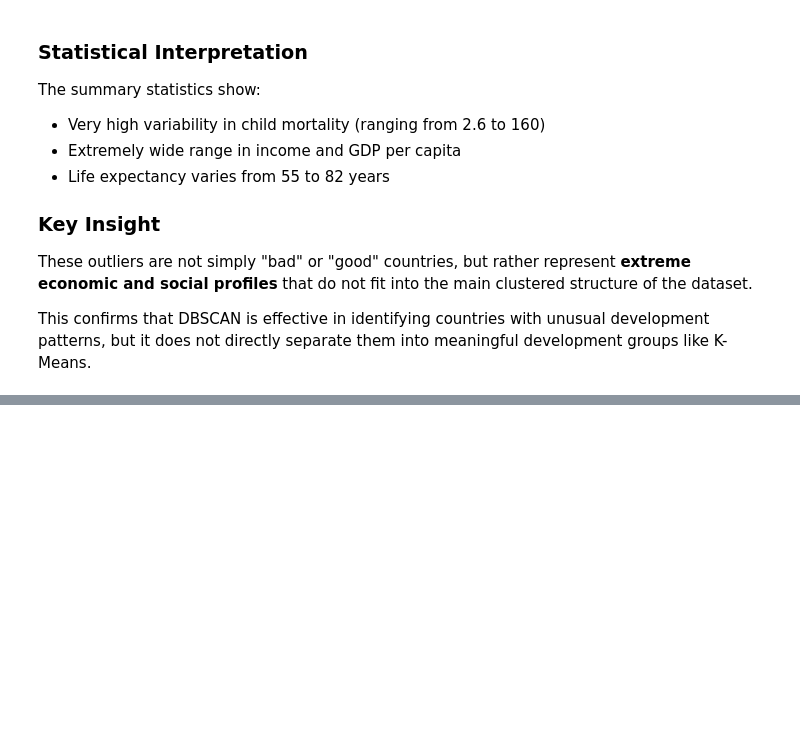
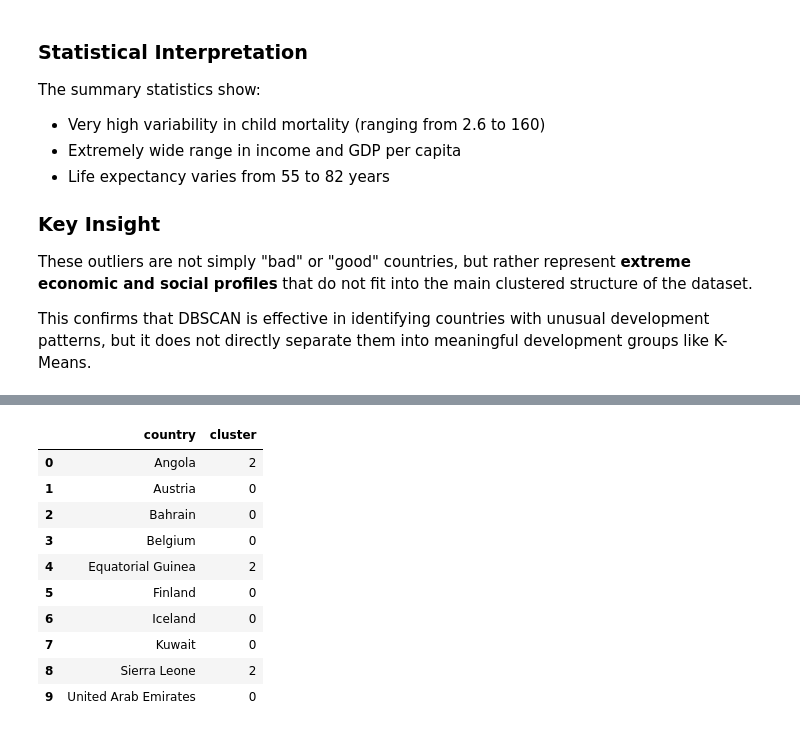
Before and after one commit to fermow/SBU-Data-Science-2026, a Jupyter notebook: Assignment_2/jupyter_notebooks_and_reports/Untitled.ipynb, the cells around one changed output, grey strips where cells are left out. Drawn from its saved outputs; the diff is of its cells as text; code cells hidden in the pictures; blank space fills up the shorter version.

Commit message:
Assignment 2: Compared DBSCAN outliers with K-Means clusters

```diff
--- a/Assignment_2/jupyter_notebooks_and_reports/Untitled.ipynb
+++ b/Assignment_2/jupyter_notebooks_and_reports/Untitled.ipynb
@@ -651,0 +656,19 @@ This confirms that DBSCAN is effective in identifying countries with unusual dev
+# %%
+dbscan_outliers = outliers_data[['country']]
+
+kmeans_check = clean_pca_df[['country', 'cluster']]
+comparison = dbscan_outliers.merge(kmeans_check, on='country', how='left')
+
+comparison
+# %% [output]
+|  | country | cluster |
+| 0 | Angola | 2 |
+| 1 | Austria | 0 |
+| 2 | Bahrain | 0 |
+| 3 | Belgium | 0 |
+| 4 | Equatorial Guinea | 2 |
+| 5 | Finland | 0 |
+| 6 | Iceland | 0 |
+| 7 | Kuwait | 0 |
+| 8 | Sierra Leone | 2 |
+| 9 | United Arab Emirates | 0 |
```
Also changed, not shown: parts of 2 cells of this notebook.
